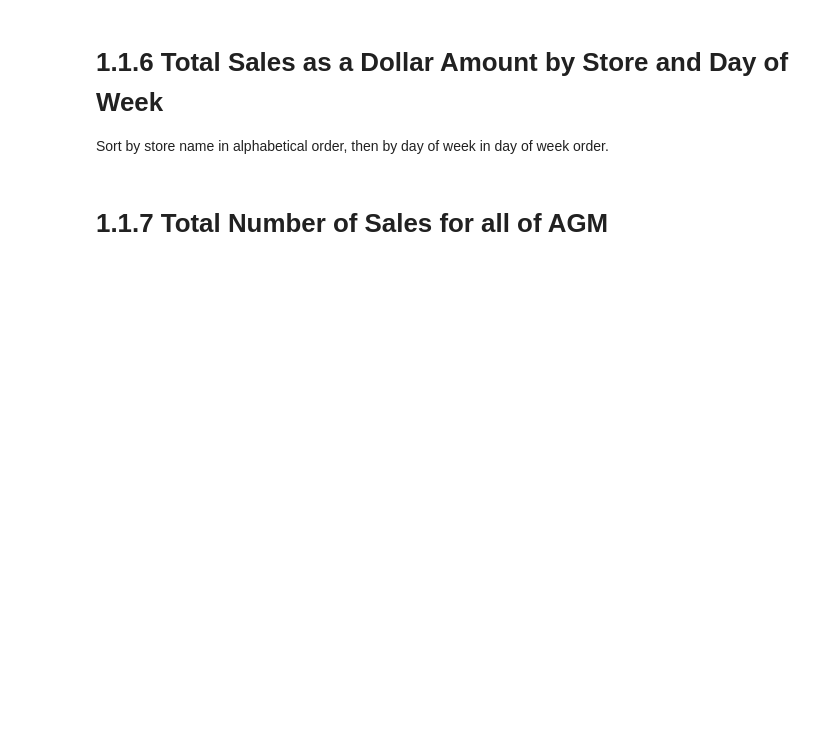
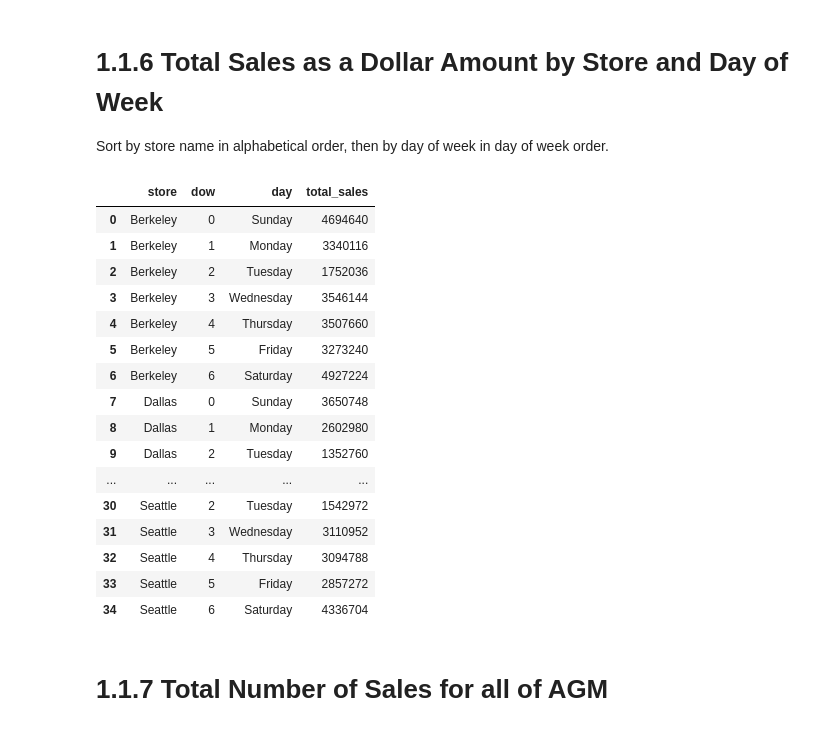
Before and after one commit to jvgalvin/Portfolio, a Jupyter notebook: project_1_1.ipynb, the cells around one changed output. Cells and saved outputs as stored; diff of their text form; code cells hidden in the pictures; blank space fills up the shorter version.

```diff
--- a/project_1_1.ipynb
+++ b/project_1_1.ipynb
@@ -181,6 +241,43 @@ Sort by day of week in day of week order.
 # 1.1.6 Total Sales as a Dollar Amount by Store and Day of Week
 
 Sort by store name in alphabetical order, then by day of week in day of week order.
+# %%
+rollback_before_flag = True
+rollback_after_flag = True
+
+query = """
+
+select s.city as store,
+        extract(dow from sa.sale_date) as dow,
+        to_char(sa.sale_date, 'Day') as day,
+        sum(sa.total_amount) as total_sales
+from stores as s
+    join sales as sa
+        on s.store_id = sa.store_id
+group by store, dow, day
+order by store, dow
+
+"""
+
+my_select_query_pandas(query, rollback_before_flag, rollback_after_flag)
+# %% [output]
+|  | store | dow | day | total_sales |
+| 0 | Berkeley | 0 | Sunday | 4694640 |
+| 1 | Berkeley | 1 | Monday | 3340116 |
+| 2 | Berkeley | 2 | Tuesday | 1752036 |
+| 3 | Berkeley | 3 | Wednesday | 3546144 |
+| 4 | Berkeley | 4 | Thursday | 3507660 |
+| 5 | Berkeley | 5 | Friday | 3273240 |
+| 6 | Berkeley | 6 | Saturday | 4927224 |
+| 7 | Dallas | 0 | Sunday | 3650748 |
+| 8 | Dallas | 1 | Monday | 2602980 |
+| 9 | Dallas | 2 | Tuesday | 1352760 |
+| ... | ... | ... | ... | ... |
+| 30 | Seattle | 2 | Tuesday | 1542972 |
+| 31 | Seattle | 3 | Wednesday | 3110952 |
+| 32 | Seattle | 4 | Thursday | 3094788 |
+| 33 | Seattle | 5 | Friday | 2857272 |
+| 34 | Seattle | 6 | Saturday | 4336704 |
 # %% [markdown]
 # 1.1.7 Total Number of Sales for all of AGM
 # %% [markdown]
```
Also changed, not shown: parts of 8 cells of this notebook.
